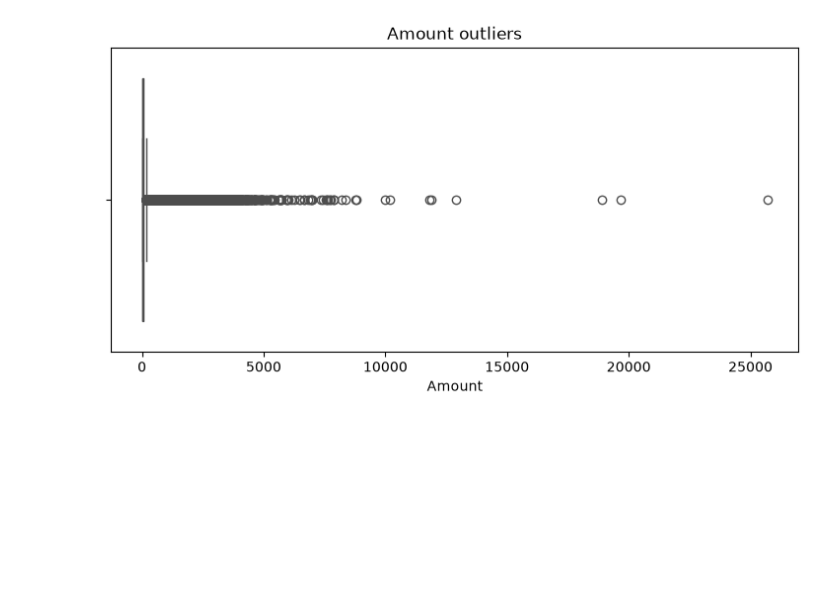
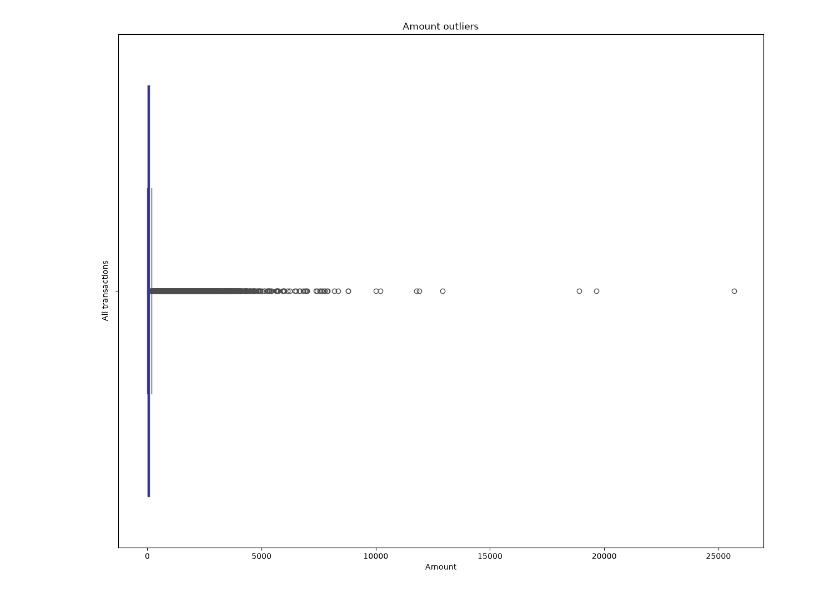
Before and after one commit to AshACxx/AshsProjects, a Jupyter notebook: 09-machinelearning/starter.ipynb, the cells around one changed output. Cells and saved outputs as stored; diff of their text form; code cells hidden in the pictures; blank space fills up the shorter version.

Commit message:
added a better version of the fraud graph

```diff
--- a/09-machinelearning/starter.ipynb
+++ b/09-machinelearning/starter.ipynb
@@ -90,7 +29,8 @@ df.head(28000)
 # %%
-plt.figure(figsize =(9,4))
+plt.figure(figsize =(15,12))
 sns.boxplot(x = 'Amount', data = df, color = "blue")
+plt.ylabel("All transactions")
 plt.title("Amount outliers")
 plt.show()
 # %% [output]
-[figure, old version]
+[figure, new version]
```
Also changed, not shown: parts of 6 cells of this notebook.
